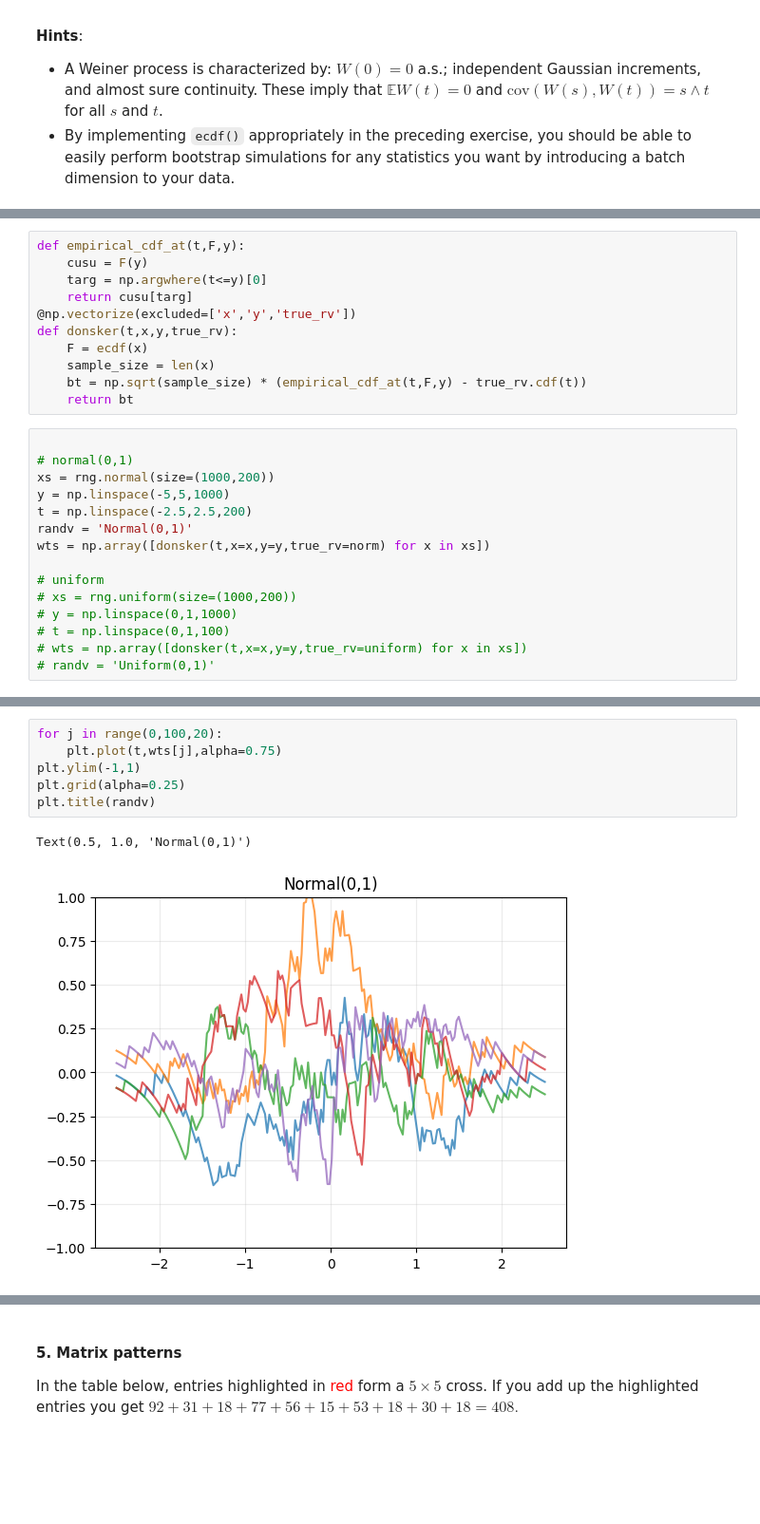
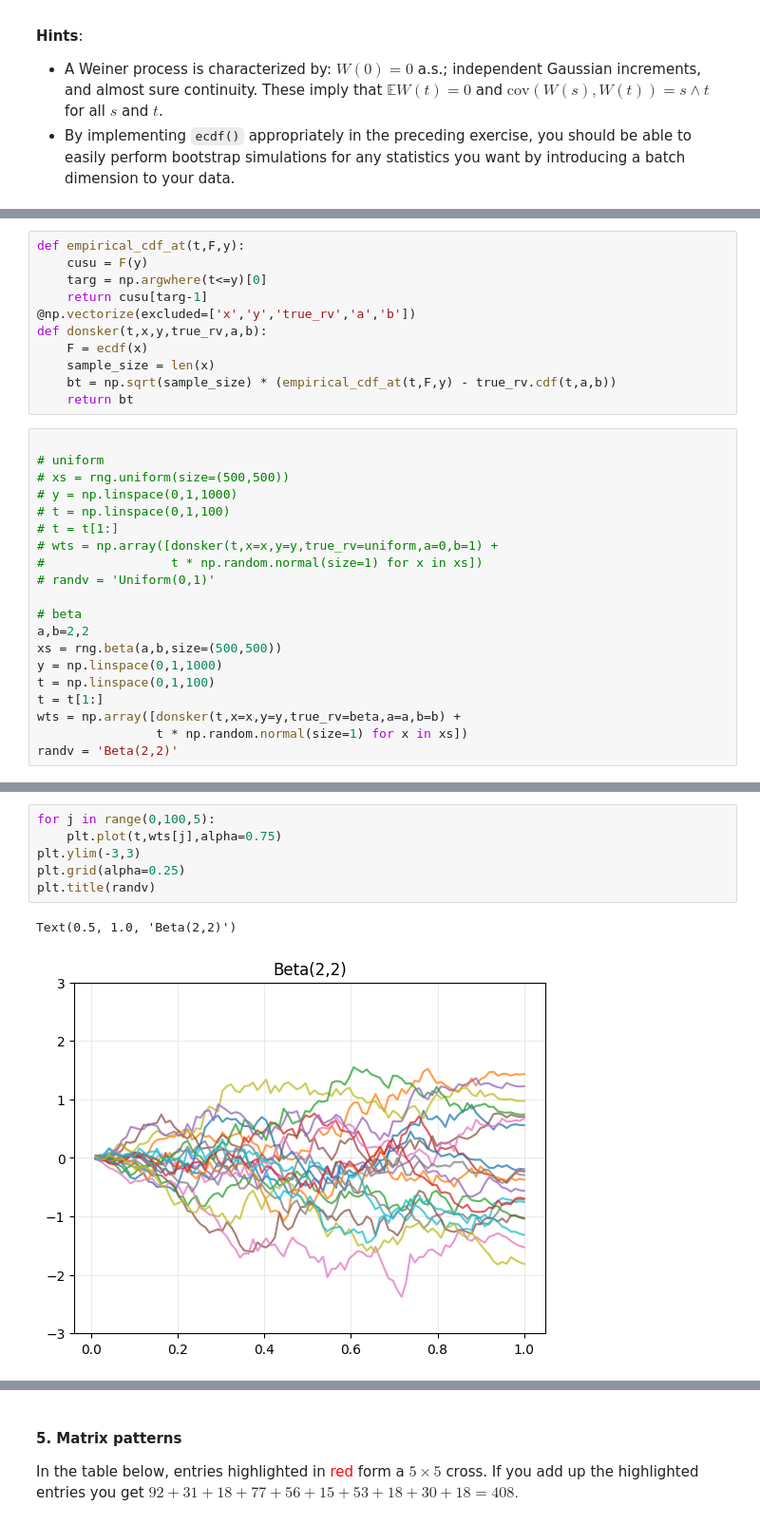
Before and after one commit to sdtemple/umich, a Jupyter notebook: adv-stat-comp-1.ipynb, the cells around one changed output, grey strips where cells are left out. Shown at 95% size. Saved outputs shown, nothing was run; the diff lists cells and outputs as text; blank space fills up the shorter version.

```diff
--- a/adv-stat-comp-1.ipynb
+++ b/adv-stat-comp-1.ipynb
@@ -402,25 +405,30 @@ from scipy.stats import norm, uniform
 def empirical_cdf_at(t,F,y):
     cusu = F(y)
     targ = np.argwhere(t<=y)[0]
-    return cusu[targ]
-@np.vectorize(excluded=['x','y','true_rv'])
-def donsker(t,x,y,true_rv):
+    return cusu[targ-1]
+@np.vectorize(excluded=['x','y','true_rv','a','b'])
+def donsker(t,x,y,true_rv,a,b):
     F = ecdf(x)
     sample_size = len(x)
-    bt = np.sqrt(sample_size) * (empirical_cdf_at(t,F,y) - true_rv.cdf(t))
+    bt = np.sqrt(sample_size) * (empirical_cdf_at(t,F,y) - true_rv.cdf(t,a,b))
     return bt
 # %%
 
-# normal(0,1)
-xs = rng.normal(size=(1000,200))
-y = np.linspace(-5,5,1000)
-t = np.linspace(-2.5,2.5,200)
-randv = 'Normal(0,1)'
-wts = np.array([donsker(t,x=x,y=y,true_rv=norm) for x in xs])
-
 # uniform
-# xs = rng.uniform(size=(1000,200))
+# xs = rng.uniform(size=(500,500))
 # y = np.linspace(0,1,1000)
 # t = np.linspace(0,1,100)
-# wts = np.array([donsker(t,x=x,y=y,true_rv=uniform) for x in xs])
+# t = t[1:]
+# wts = np.array([donsker(t,x=x,y=y,true_rv=uniform,a=0,b=1) +
+#                 t * np.random.normal(size=1) for x in xs])
 # randv = 'Uniform(0,1)'
+
+# beta
+a,b=2,2
+xs = rng.beta(a,b,size=(500,500))
+y = np.linspace(0,1,1000)
+t = np.linspace(0,1,100)
+t = t[1:]
+wts = np.array([donsker(t,x=x,y=y,true_rv=beta,a=a,b=b) +
+                t * np.random.normal(size=1) for x in xs])
+randv = 'Beta(2,2)'
@@ -427,9 +439,9 @@ wts = np.array([donsker(t,x=x,y=y,true_rv=norm) for x in xs])
 # %%
-for j in range(0,100,20):
+for j in range(0,100,5):
     plt.plot(t,wts[j],alpha=0.75)
-plt.ylim(-1,1)
+plt.ylim(-3,3)
 plt.grid(alpha=0.25)
 plt.title(randv)
 # %% [output]
-Text(0.5, 1.0, 'Normal(0,1)')
+Text(0.5, 1.0, 'Beta(2,2)')
-[figure, old version]
+[figure, new version]
```
Also changed, not shown: parts of 19 cells of this notebook.
